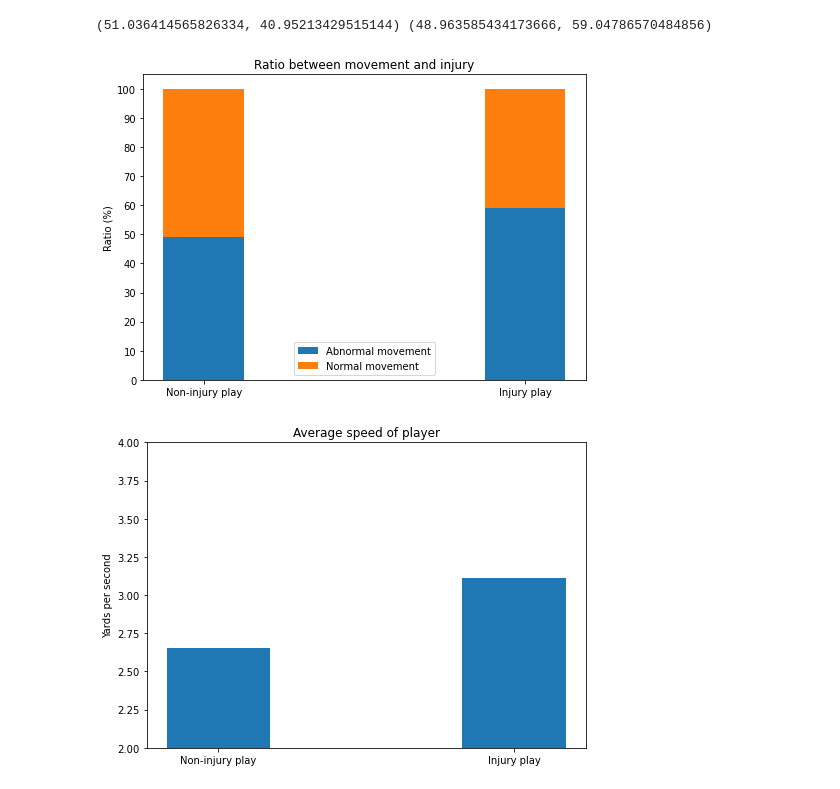
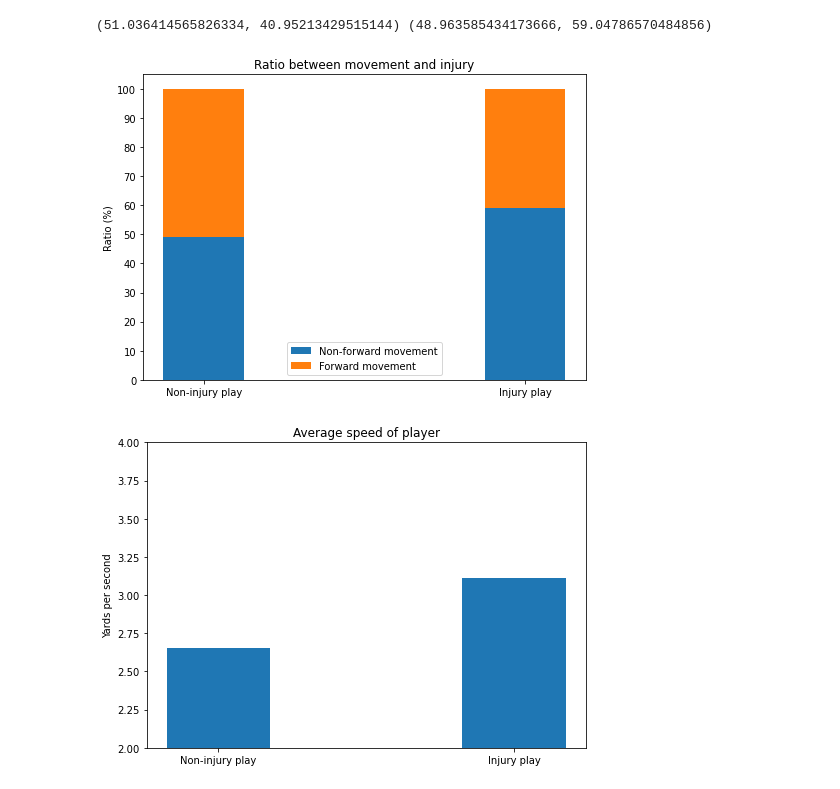
Before and after one commit to cwingho/NFL_Analytics, a Jupyter notebook: brian/chart.ipynb, the cells around one changed output. Cells and saved outputs as stored; diff of their text form; code cells hidden in the pictures.

```diff
--- a/brian/chart.ipynb
+++ b/brian/chart.ipynb
@@ -23,34 +42,34 @@ plt.savefig('../out/injury_n_per_pos.png')
 # %%
 non_inj_normal = 4030912*100/(4030912+2795604)
 non_inj_abnormal = 100-non_inj_normal
 
 inj_normal= 874*100/(874+911)
 inj_abnormal = 100-inj_normal
 
 normal = (inj_abnormal, non_inj_abnormal)
 abnormal = (inj_normal, non_inj_normal)
 
 print(normal,abnormal)
 
 ind = np.arange(len(injury))
 width = 0.25
 
 fig = plt.subplots(figsize =(7, 5))
 p1 = plt.bar(ind, abnormal, width)
 p2 = plt.bar(ind, normal, width,
              bottom = abnormal)
 
 plt.ylabel('Ratio (%)')
 plt.title('Ratio between movement and injury')
 plt.xticks(ind, ('Non-injury play','Injury play'))
 plt.yticks(np.arange(0, 110, 10))
-plt.legend((p1[0], p2[0]), ('Abnormal movement', 'Normal movement'))
+plt.legend((p1[0], p2[0]), ('Non-forward movement', 'Forward movement'))
 plt.tight_layout()
 plt.savefig('../out/movement_injury_ratio.png')
 plt.show()
 # %% [output]
 (51.036414565826334, 40.95213429515144) (48.963585434173666, 59.04786570484856)
-[figure, old version]
+[figure, new version]
 # %%
 s = (2.653949671597476, 3.10926030685172)
 ind = np.arange(len(s))
```
Also changed, not shown: parts of 3 cells of this notebook, 1 other file.
